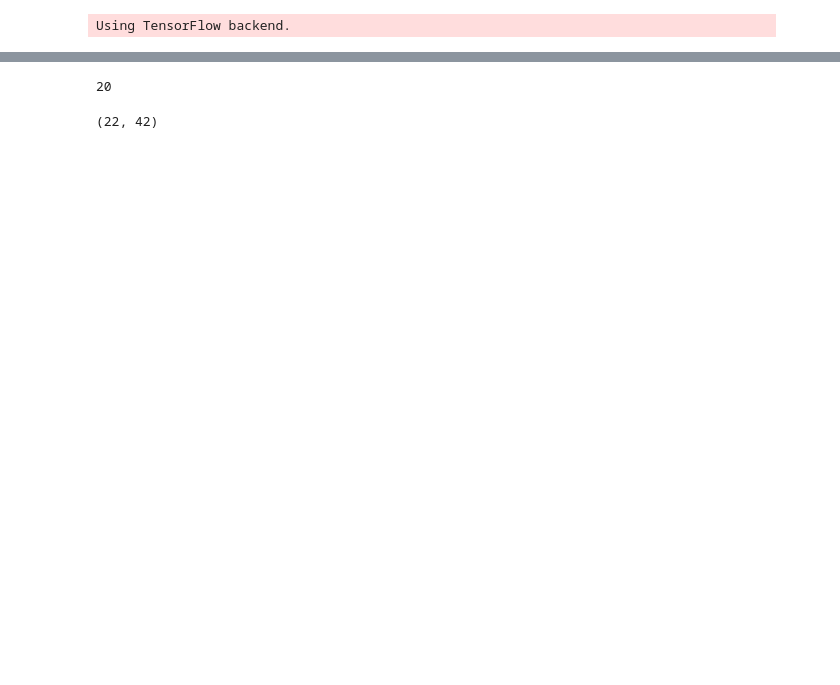
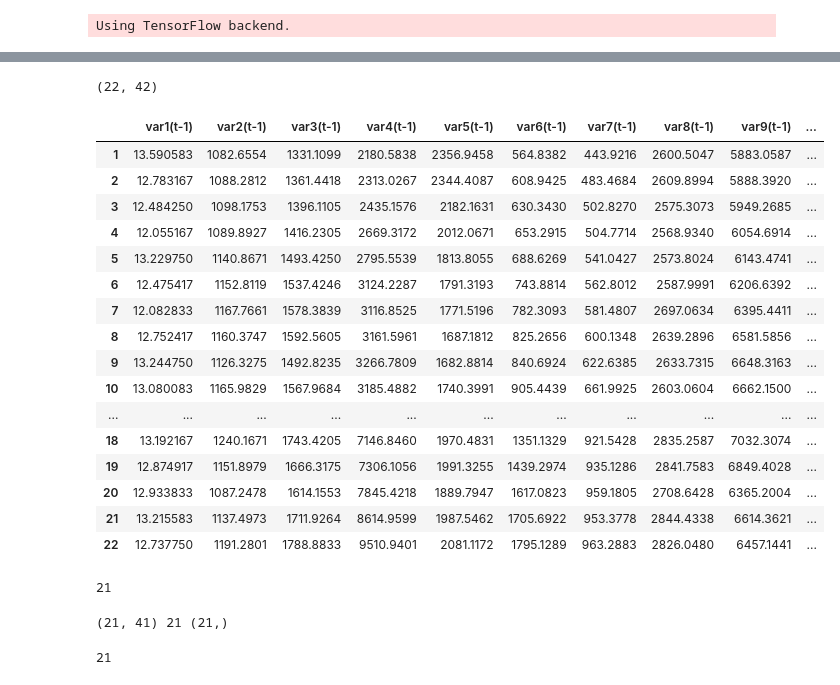
Before and after one commit to masamurai/AppliedDataScience, a Jupyter notebook: project/notebooks/07-multivariable-neural-network.ipynb, the cells around one changed output, grey strips where cells are left out. Drawn from its saved outputs; the diff is of its cells as text; code cells hidden in the pictures; blank space fills up the shorter version.

```diff
--- a/project/notebooks/07-multivariable-neural-network.ipynb
+++ b/project/notebooks/07-multivariable-neural-network.ipynb
@@ -15,3 +17,6 @@ from keras.layers import Dense
 from keras.layers import LSTM
 # %% [output]
 Using TensorFlow backend.
+# %%
+from pandas import set_option
+set_option('display.max_columns', None)
@@ -42,6 +51,6 @@ def series_to_supervised(data, n_in=1, n_out=1, dropnan=True):
 # %%
 # Load dataset
-dataset_all = read_csv('../data/df_clean.csv', header=0, index_col=0)
+dataset_all = read_csv('../data/df_clean.csv', header=0)
 # %%
 # Subset to one country
 dataset = dataset_all[dataset_all.Country == 'Japan'].sort_values('Year').reset_index().iloc[:,3:]
@@ -53,34 +66,32 @@ values = values.astype('float32')
 # normalize features
 scaler = MinMaxScaler(feature_range=(0, 1))
 scaled = scaler.fit_transform(values)
-# %%
-scaled.shape[1]-1
-# %% [output]
-20
 # %%
 # specify the number of lag years
-n_years = 1
-n_features = 8
+n_years_lag = 1
+n_features = scaled.shape[1]-1
 # frame as supervised learning
-reframed = series_to_supervised(scaled, n_years, 1)
+reframed = series_to_supervised(values, n_years_lag, 1)
 print(reframed.shape)
 # %% [output]
 (22, 42)
-# %%
-# load dataset
-dataset = read_csv('pollution.csv', header=0, index_col=0)
-values = dataset.values
-# integer encode direction
-encoder = LabelEncoder()
-values[:,4] = encoder.fit_transform(values[:,4])
-# ensure all data is float
-values = values.astype('float32')
-# normalize features
-scaler = MinMaxScaler(feature_range=(0, 1))
-scaled = scaler.fit_transform(values)
-# specify the number of lag hours
-n_hours = 3
-n_features = 8
-# frame as supervised learning
-reframed = series_to_supervised(scaled, n_hours, 1)
-print(reframed.shape)
+# %%
+reframed
+# %% [output]
+|  | var1(t-1) | var2(t-1) | var3(t-1) | var4(t-1) | var5(t-1) | var6(t-1) | var7(t-1) | var8(t-1) | var9(t-1) | ... |
+| 1 | 13.590583 | 1082.6554 | 1331.1099 | 2180.5838 | 2356.9458 | 564.8382 | 443.9216 | 2600.5047 | 5883.0587 | ... |
+| 2 | 12.783167 | 1088.2812 | 1361.4418 | 2313.0267 | 2344.4087 | 608.9425 | 483.4684 | 2609.8994 | 5888.3920 | ... |
+| 3 | 12.484250 | 1098.1753 | 1396.1105 | 2435.1576 | 2182.1631 | 630.3430 | 502.8270 | 2575.3073 | 5949.2685 | ... |
+| 4 | 12.055167 | 1089.8927 | 1416.2305 | 2669.3172 | 2012.0671 | 653.2915 | 504.7714 | 2568.9340 | 6054.6914 | ... |
+| 5 | 13.229750 | 1140.8671 | 1493.4250 | 2795.5539 | 1813.8055 | 688.6269 | 541.0427 | 2573.8024 | 6143.4741 | ... |
+| 6 | 12.475417 | 1152.8119 | 1537.4246 | 3124.2287 | 1791.3193 | 743.8814 | 562.8012 | 2587.9991 | 6206.6392 | ... |
+| 7 | 12.082833 | 1167.7661 | 1578.3839 | 3116.8525 | 1771.5196 | 782.3093 | 581.4807 | 2697.0634 | 6395.4411 | ... |
+| 8 | 12.752417 | 1160.3747 | 1592.5605 | 3161.5961 | 1687.1812 | 825.2656 | 600.1348 | 2639.2896 | 6581.5856 | ... |
+| 9 | 13.244750 | 1126.3275 | 1492.8235 | 3266.7809 | 1682.8814 | 840.6924 | 622.6385 | 2633.7315 | 6648.3163 | ... |
+| 10 | 13.080083 | 1165.9829 | 1567.9684 | 3185.4882 | 1740.3991 | 905.4439 | 661.9925 | 2603.0604 | 6662.1500 | ... |
+| ... | ... | ... | ... | ... | ... | ... | ... | ... | ... | ... |
+| 18 | 13.192167 | 1240.1671 | 1743.4205 | 7146.8460 | 1970.4831 | 1351.1329 | 921.5428 | 2835.2587 | 7032.3074 | ... |
+| 19 | 12.874917 | 1151.8979 | 1666.3175 | 7306.1056 | 1991.3255 | 1439.2974 | 935.1286 | 2841.7583 | 6849.4028 | ... |
+| 20 | 12.933833 | 1087.2478 | 1614.1553 | 7845.4218 | 1889.7947 | 1617.0823 | 959.1805 | 2708.6428 | 6365.2004 | ... |
+| 21 | 13.215583 | 1137.4973 | 1711.9264 | 8614.9599 | 1987.5462 | 1705.6922 | 953.3778 | 2844.4338 | 6614.3621 | ... |
+| 22 | 12.737750 | 1191.2801 | 1788.8833 | 9510.9401 | 2081.1172 | 1795.1289 | 963.2883 | 2826.0480 | 6457.1441 | ... |
@@ -87 +104,16 @@ print(reframed.shape)
+# %%
+len(train)
+# %% [output]
+21
+# %%
+# split into input and outputs
+train_X, train_y = train[:, 1:], train[:, 0]
+test_X, test_y = test[:, 1:], test[:, 0]
+print(train_X.shape, len(train_X), train_y.shape)
+# %% [output]
+(21, 41) 21 (21,)
+# %%
+train_X.shape[0]
+# %% [output]
+21
 # %%
```
Also changed, not shown: parts of 6 cells of this notebook, 14 other files.
